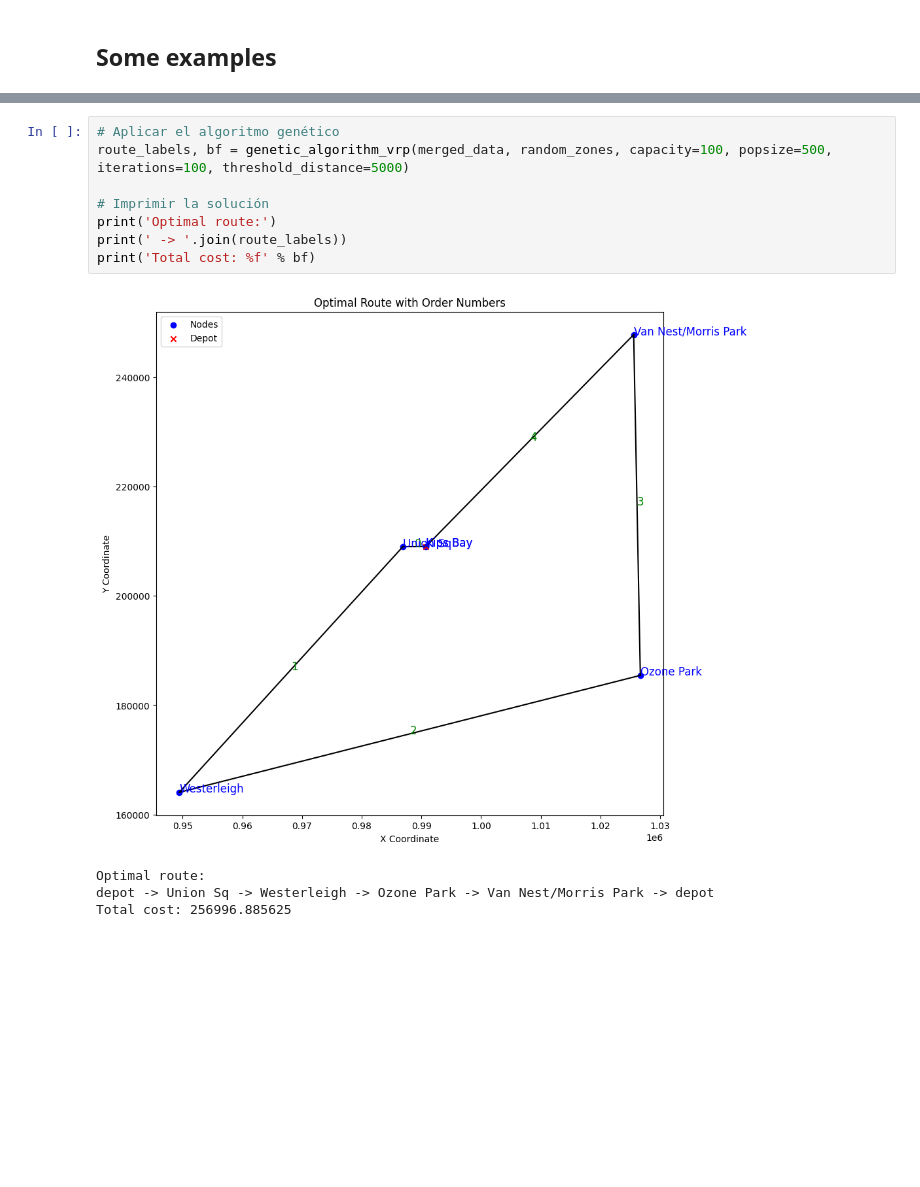
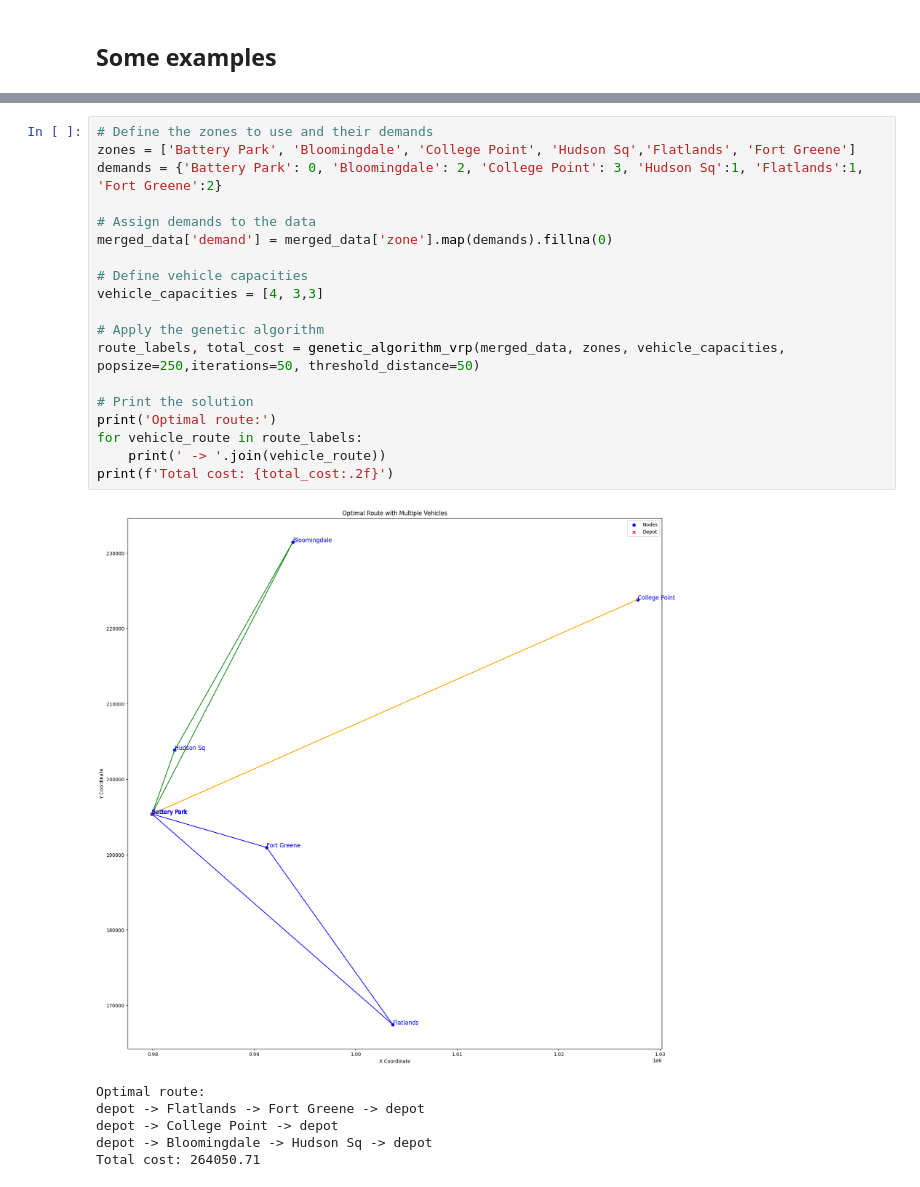
Before and after one commit to paula-martinezmoreno/Route-Selection-with-Probabilistic-Optimization-through-Geospatial-Deep-Learning, a Jupyter notebook: Optimization with GA.ipynb, the cells around one changed output, grey strips where cells are left out. Drawn from its saved outputs; the diff is of its cells as text; blank space fills up the shorter version.

```diff
--- a/Optimization with GA.ipynb
+++ b/Optimization with GA.ipynb
@@ -331,13 +337,26 @@ Total cost: 62784.504886
-# %%
-# Aplicar el algoritmo genético
-route_labels, bf = genetic_algorithm_vrp(merged_data, random_zones, capacity=100, popsize=500, iterations=100, threshold_distance=5000)
-
-# Imprimir la solución
-print('Optimal route:')
-print(' -> '.join(route_labels))
-print('Total cost: %f' % bf)
-# %% [output]
-[figure, removed]
-Optimal route:
-depot -> Union Sq -> Westerleigh -> Ozone Park -> Van Nest/Morris Park -> depot
-Total cost: 256996.885625
+# %%
+# Define the zones to use and their demands
+zones = ['Battery Park', 'Bloomingdale', 'College Point', 'Hudson Sq','Flatlands', 'Fort Greene']
+demands = {'Battery Park': 0, 'Bloomingdale': 2, 'College Point': 3, 'Hudson Sq':1, 'Flatlands':1, 'Fort Greene':2}
+
+# Assign demands to the data
+merged_data['demand'] = merged_data['zone'].map(demands).fillna(0)
+
+# Define vehicle capacities
+vehicle_capacities = [4, 3,3]
+
+# Apply the genetic algorithm
+route_labels, total_cost = genetic_algorithm_vrp(merged_data, zones, vehicle_capacities, popsize=250,iterations=50, threshold_distance=50)
+
+# Print the solution
+print('Optimal route:')
+for vehicle_route in route_labels:
+    print(' -> '.join(vehicle_route))
+print(f'Total cost: {total_cost:.2f}')
+# %% [output]
+[figure, added]
+Optimal route:
+depot -> Flatlands -> Fort Greene -> depot
+depot -> College Point -> depot
+depot -> Bloomingdale -> Hudson Sq -> depot
+Total cost: 264050.71
```
Also changed, not shown: parts of 7 cells of this notebook.
